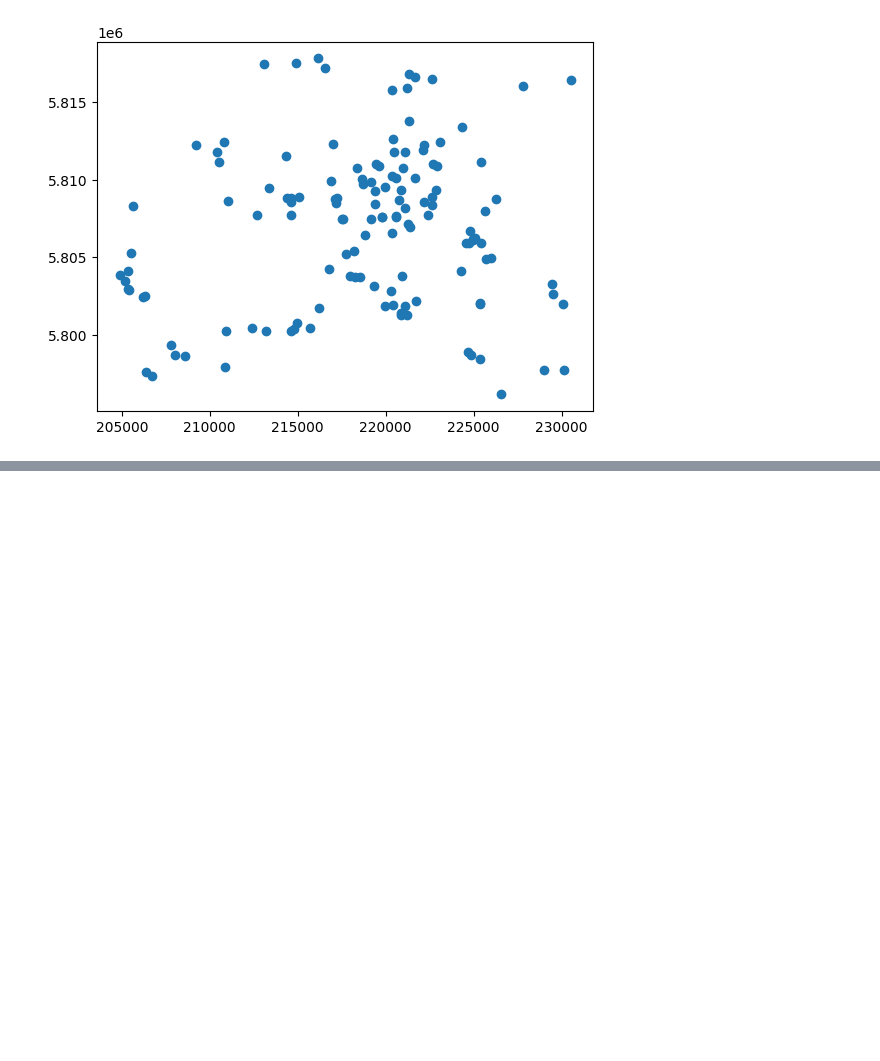
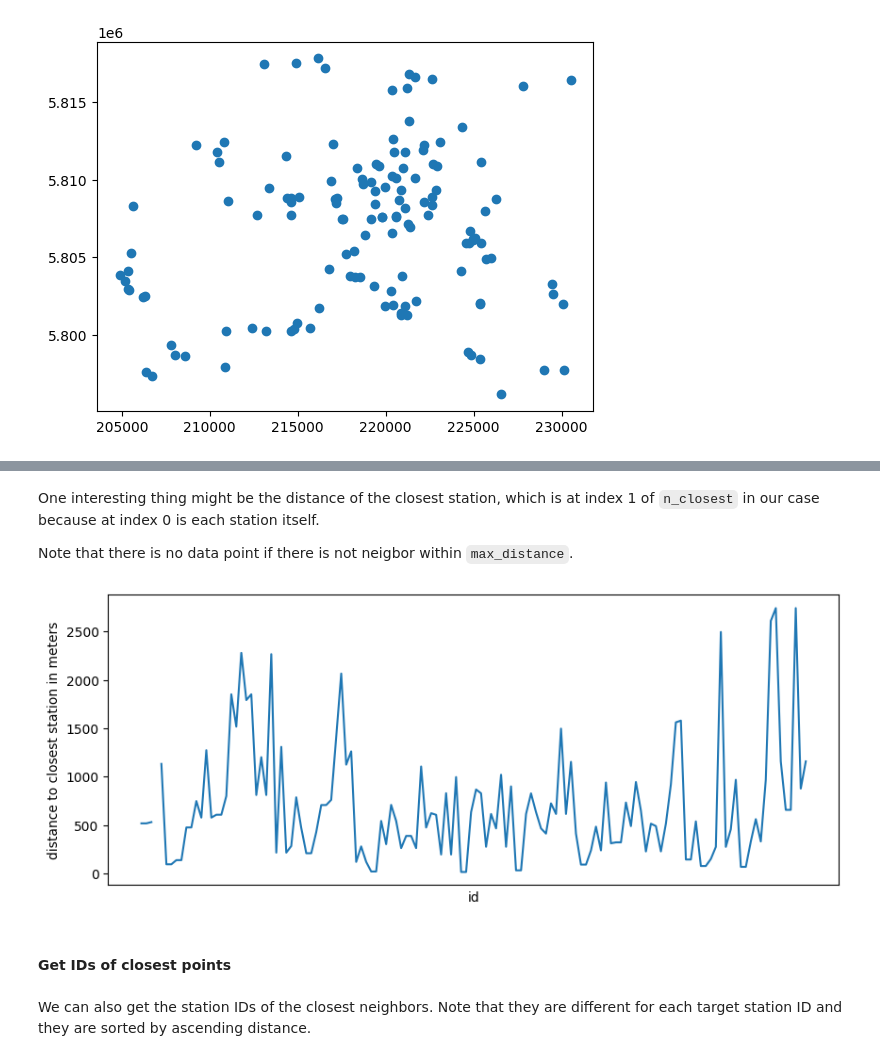
Before and after one commit to OpenSenseAction/poligrain, a Jupyter notebook: docs/notebooks/Calculate_distances.ipynb, the cells around one changed output, grey strips where cells are left out. Drawn from its saved outputs; the diff is of its cells as text; code cells hidden in the pictures; blank space fills up the shorter version.

```diff
--- a/docs/notebooks/Calculate_distances.ipynb
+++ b/docs/notebooks/Calculate_distances.ipynb
@@ -160,0 +158,14 @@ ax.plot(
+# %% [markdown]
+One interesting thing might be the distance of the closest station, which is at index 1 of `n_closest` in our case because at index 0 is each station itself.
+
+Note that there is no data point if there is not neigbor within `max_distance`.
+# %%
+closest_neigbors.isel(n_closest=1).distance.plot(figsize=(10, 4))
+plt.xticks([])
+plt.ylabel("distance to closest station in meters");
+# %% [output]
+[figure, added]
+# %% [markdown]
+#### Get IDs of closest points
+# %% [markdown]
+We can also get the station IDs of the closest neighbors. Note that they are different for each target station ID and they are sorted by ascending distance.
```
Also changed, not shown: parts of 30 cells of this notebook, 3 other files.
